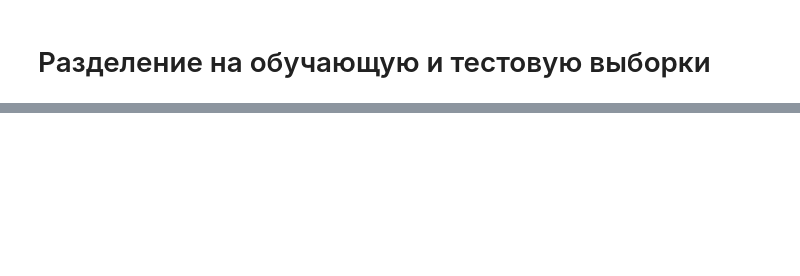
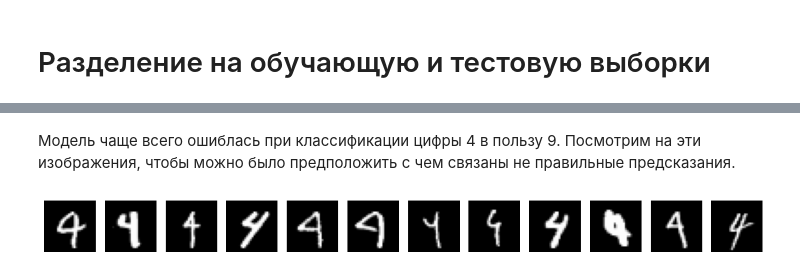
Before and after one commit to Potemeyker/Image_number_definition-Random_forest, a Jupyter notebook: solution.ipynb, the cells around one changed output, grey strips where cells are left out. Drawn from its saved outputs; the diff is of its cells as text; code cells hidden in the pictures; blank space fills up the shorter version.

```diff
--- a/solution.ipynb
+++ b/solution.ipynb
@@ -161,0 +311,5 @@ X_train, X_test, y_train, y_test = train_test_split(X, y, test_size=0.2, random_
+# %%
+from sklearn.metrics import f1_score
+
+# вычисляем вектор предсказанных значений
+y_pred = model_100_1.predict(X_val)
@@ -161,0 +325,8 @@ X_train, X_test, y_train, y_test = train_test_split(X, y, test_size=0.2, random_
+# %%
+# добавление к факторам колонки с предсказываемым значением и выданное моделью предсказание
+X_y_val = X_val.copy(deep=True)
+X_y_val['y'] = y_val
+X_y_val['y_pred'] = y_pred
+# %%
+# таблица со строками, где модель ошиблась
+errors = X_y_val[X_y_val['y'] != X_y_val['y_pred']]
@@ -161,0 +348,17 @@ X_train, X_test, y_train, y_test = train_test_split(X, y, test_size=0.2, random_
+# %% [markdown]
+Модель чаще всего ошиблась при классификации цифры 4 в пользу 9. Посмотрим на эти изображения, чтобы можно было предположить с чем связаны не правильные предсказания.
+# %%
+# индексы строк, в которых модель чаще всего ошиблась
+error_idx = errors[(errors['y'] == 4) & (errors['y_pred'] == 9)].index
+# %%
+# вывод изображений цифр 4, при классификации которых модель их отнесла к 9
+fig, axes = plt.subplots(1, 12, figsize=(12, 2))
+
+for ax, (_, row) in zip(axes, data.loc[error_idx].iterrows()):
+    ax.axis('off')
+    ax.imshow(row.drop('label').to_numpy().reshape(28, 28), cmap='gray', vmin=0, vmax=255)
+
+plt.tight_layout()
+plt.show()
+# %% [output]
+[figure, added]
```
Also changed, not shown: parts of 42 cells of this notebook, 1 other file.
